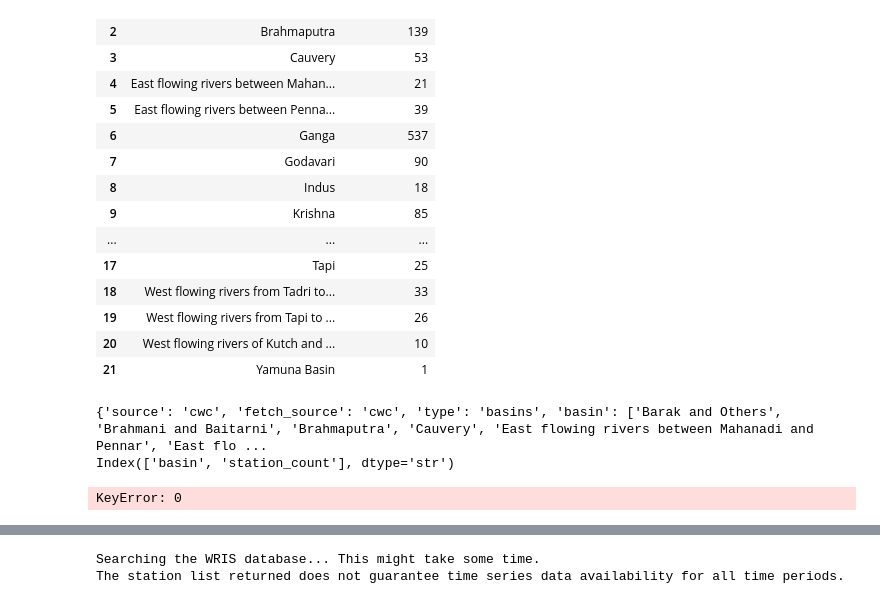
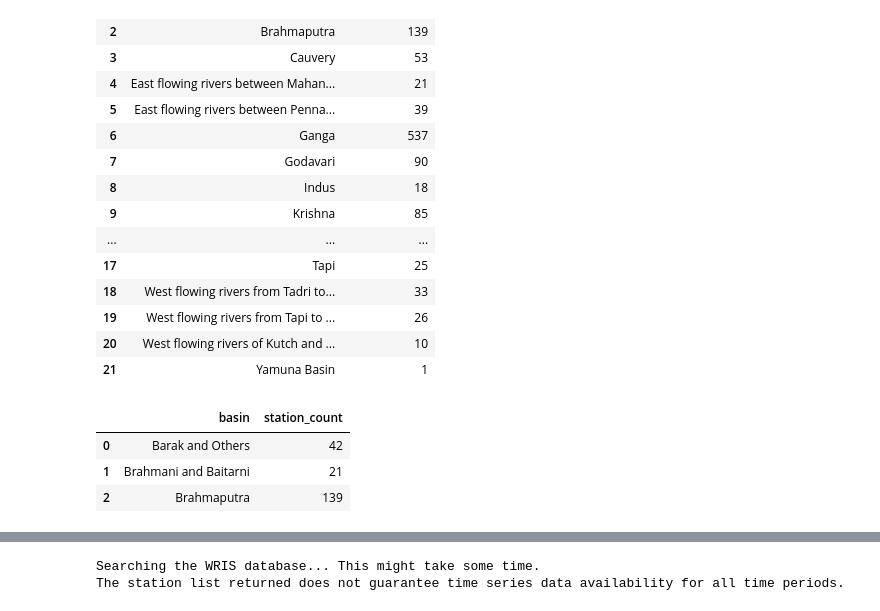
Before and after one commit to bharathk113/HydroSwift, a Jupyter notebook: swift_test.ipynb, the cells around one changed output, grey strips where cells are left out. Cells and saved outputs as stored; diff of their text form; code cells hidden in the pictures.

```diff
--- a/swift_test.ipynb
+++ b/swift_test.ipynb
@@ -34,6 +41,6 @@ basins
 # %%
-basins = swift.cwc.basins()
-basins
+basins_cwc = swift.cwc.basins()
+basins_cwc
 # %% [output]
 |  | basin | station_count |
 | 0 | Barak and Others | 42 |
@@ -53,13 +60,10 @@ basins
 | 20 | West flowing rivers of Kutch and ... | 10 |
 | 21 | Yamuna Basin | 1 |
 # %%
-print(basins.attrs)
-print(basins.columns)
+basins_cwc[0:3]
 # %% [output]
-{'source': 'cwc', 'fetch_source': 'cwc', 'type': 'basins', 'basin': ['Barak and Others', 'Brahmani and Baitarni', 'Brahmaputra', 'Cauvery', 'East flowing rivers between Mahanadi and Pennar', 'East flo ...
-Index(['basin', 'station_count'], dtype='str')
+|  | basin | station_count |
+| 0 | Barak and Others | 42 |
+| 1 | Brahmani and Baitarni | 21 |
+| 2 | Brahmaputra | 139 |
-# %%
-basins[0]
-# %% [output]
-KeyError: 0
 # %%
```
Also changed, not shown: parts of 12 cells of this notebook, 3 other files.
